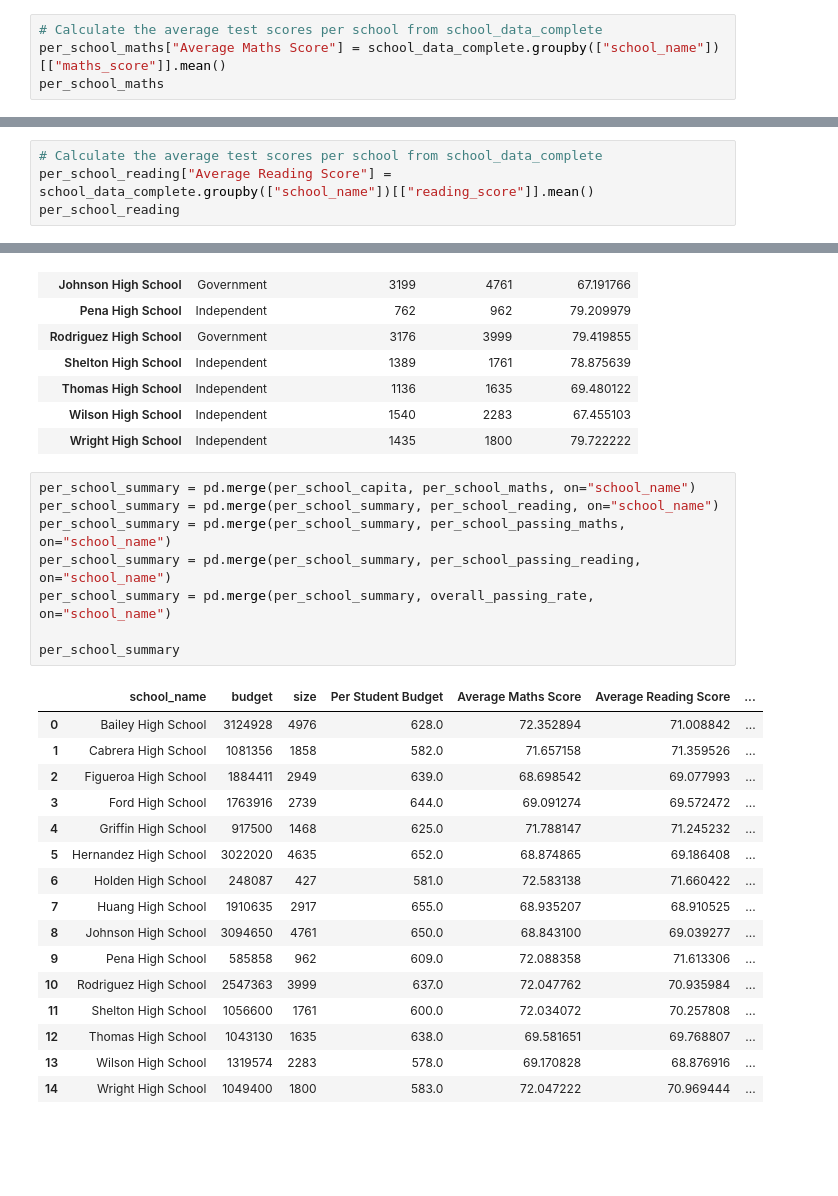
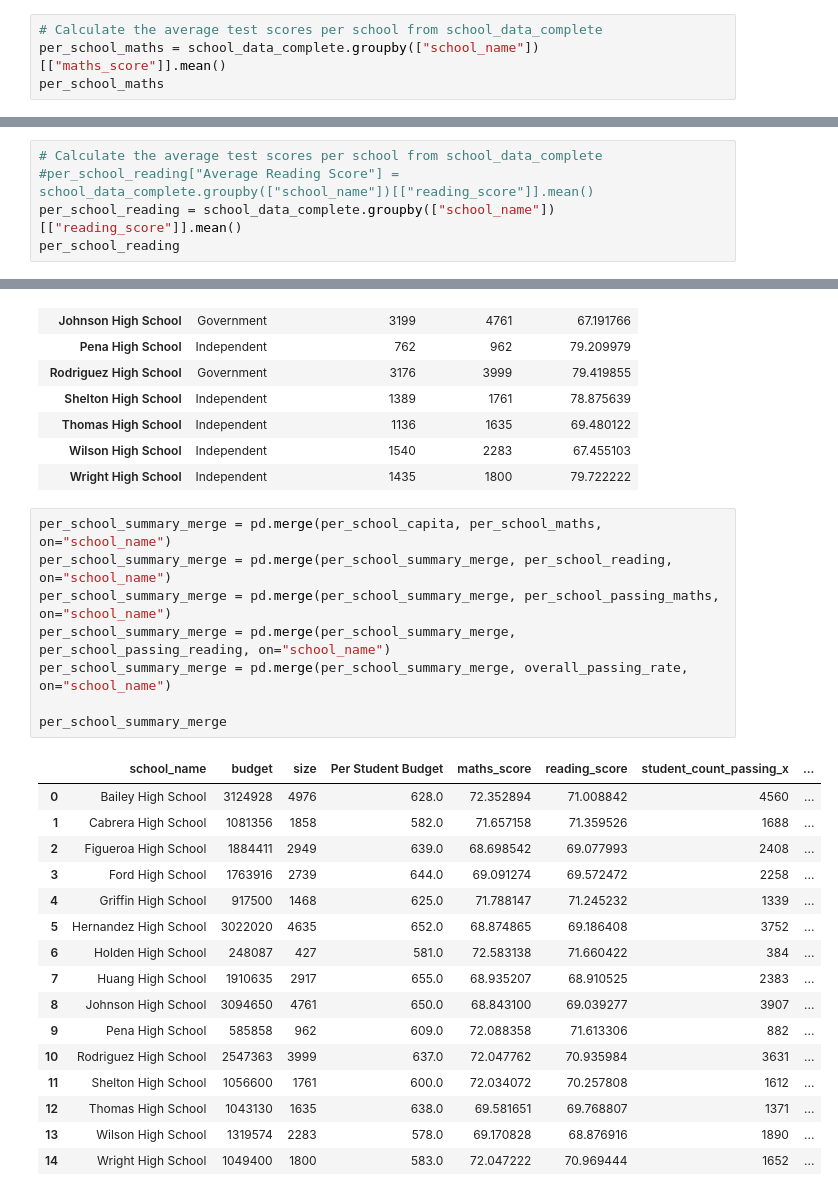
Before and after one commit to Rock2638/pandas-challenge, a Jupyter notebook: PyCitySchools/pandaschallenge.ipynb, the cells around one changed output, grey strips where cells are left out. Saved outputs shown, nothing was run; the diff lists cells and outputs as text; blank space fills up the shorter version.

```diff
--- a/PyCitySchools/pandaschallenge.ipynb
+++ b/PyCitySchools/pandaschallenge.ipynb
@@ -200,6 +200,6 @@ per_school_capita
 | 10 | Wright High School | 1049400 | 1800 | 583.0 |
 # %%
 # Calculate the average test scores per school from school_data_complete
-per_school_maths["Average Maths Score"] = school_data_complete.groupby(["school_name"])[["maths_score"]].mean()
+per_school_maths = school_data_complete.groupby(["school_name"])[["maths_score"]].mean()
 per_school_maths
 # %% [output]
@@ -222,6 +222,7 @@ per_school_maths
 | Wright High School | 72.047222 |
 # %%
 # Calculate the average test scores per school from school_data_complete
-per_school_reading["Average Reading Score"] = school_data_complete.groupby(["school_name"])[["reading_score"]].mean()
+#per_school_reading["Average Reading Score"] = school_data_complete.groupby(["school_name"])[["reading_score"]].mean()
+per_school_reading = school_data_complete.groupby(["school_name"])[["reading_score"]].mean()
 per_school_reading
 # %% [output]
@@ -363,27 +364,27 @@ overall_passing_rate
 | Wilson High School | Independent | 1540 | 2283 | 67.455103 |
 | Wright High School | Independent | 1435 | 1800 | 79.722222 |
 # %%
-per_school_summary = pd.merge(per_school_capita, per_school_maths, on="school_name")
-per_school_summary = pd.merge(per_school_summary, per_school_reading, on="school_name")
-per_school_summary = pd.merge(per_school_summary, per_school_passing_maths, on="school_name")
-per_school_summary = pd.merge(per_school_summary, per_school_passing_reading, on="school_name")
-per_school_summary = pd.merge(per_school_summary, overall_passing_rate, on="school_name")
+per_school_summary_merge = pd.merge(per_school_capita, per_school_maths, on="school_name")
+per_school_summary_merge = pd.merge(per_school_summary_merge, per_school_reading, on="school_name")
+per_school_summary_merge = pd.merge(per_school_summary_merge, per_school_passing_maths, on="school_name")
+per_school_summary_merge = pd.merge(per_school_summary_merge, per_school_passing_reading, on="school_name")
+per_school_summary_merge = pd.merge(per_school_summary_merge, overall_passing_rate, on="school_name")
 
-per_school_summary
+per_school_summary_merge
 # %% [output]
-|  | school_name | budget | size | Per Student Budget | Average Maths Score | Average Reading Score | ... |
-| 0 | Bailey High School | 3124928 | 4976 | 628.0 | 72.352894 | 71.008842 | ... |
-| 1 | Cabrera High School | 1081356 | 1858 | 582.0 | 71.657158 | 71.359526 | ... |
-| 2 | Figueroa High School | 1884411 | 2949 | 639.0 | 68.698542 | 69.077993 | ... |
-| 3 | Ford High School | 1763916 | 2739 | 644.0 | 69.091274 | 69.572472 | ... |
-| 4 | Griffin High School | 917500 | 1468 | 625.0 | 71.788147 | 71.245232 | ... |
-| 5 | Hernandez High School | 3022020 | 4635 | 652.0 | 68.874865 | 69.186408 | ... |
-| 6 | Holden High School | 248087 | 427 | 581.0 | 72.583138 | 71.660422 | ... |
-| 7 | Huang High School | 1910635 | 2917 | 655.0 | 68.935207 | 68.910525 | ... |
-| 8 | Johnson High School | 3094650 | 4761 | 650.0 | 68.843100 | 69.039277 | ... |
-| 9 | Pena High School | 585858 | 962 | 609.0 | 72.088358 | 71.613306 | ... |
-| 10 | Rodriguez High School | 2547363 | 3999 | 637.0 | 72.047762 | 70.935984 | ... |
-| 11 | Shelton High School | 1056600 | 1761 | 600.0 | 72.034072 | 70.257808 | ... |
-| 12 | Thomas High School | 1043130 | 1635 | 638.0 | 69.581651 | 69.768807 | ... |
-| 13 | Wilson High School | 1319574 | 2283 | 578.0 | 69.170828 | 68.876916 | ... |
-| 14 | Wright High School | 1049400 | 1800 | 583.0 | 72.047222 | 70.969444 | ... |
+|  | school_name | budget | size | Per Student Budget | maths_score | reading_score | student_count_passing_x | ... |
+| 0 | Bailey High School | 3124928 | 4976 | 628.0 | 72.352894 | 71.008842 | 4560 | ... |
+| 1 | Cabrera High School | 1081356 | 1858 | 582.0 | 71.657158 | 71.359526 | 1688 | ... |
+| 2 | Figueroa High School | 1884411 | 2949 | 639.0 | 68.698542 | 69.077993 | 2408 | ... |
+| 3 | Ford High School | 1763916 | 2739 | 644.0 | 69.091274 | 69.572472 | 2258 | ... |
+| 4 | Griffin High School | 917500 | 1468 | 625.0 | 71.788147 | 71.245232 | 1339 | ... |
+| 5 | Hernandez High School | 3022020 | 4635 | 652.0 | 68.874865 | 69.186408 | 3752 | ... |
+| 6 | Holden High School | 248087 | 427 | 581.0 | 72.583138 | 71.660422 | 384 | ... |
+| 7 | Huang High School | 1910635 | 2917 | 655.0 | 68.935207 | 68.910525 | 2383 | ... |
+| 8 | Johnson High School | 3094650 | 4761 | 650.0 | 68.843100 | 69.039277 | 3907 | ... |
+| 9 | Pena High School | 585858 | 962 | 609.0 | 72.088358 | 71.613306 | 882 | ... |
+| 10 | Rodriguez High School | 2547363 | 3999 | 637.0 | 72.047762 | 70.935984 | 3631 | ... |
+| 11 | Shelton High School | 1056600 | 1761 | 600.0 | 72.034072 | 70.257808 | 1612 | ... |
+| 12 | Thomas High School | 1043130 | 1635 | 638.0 | 69.581651 | 69.768807 | 1371 | ... |
+| 13 | Wilson High School | 1319574 | 2283 | 578.0 | 69.170828 | 68.876916 | 1890 | ... |
+| 14 | Wright High School | 1049400 | 1800 | 583.0 | 72.047222 | 70.969444 | 1652 | ... |
```
Also changed, not shown: parts of 29 cells of this notebook.
